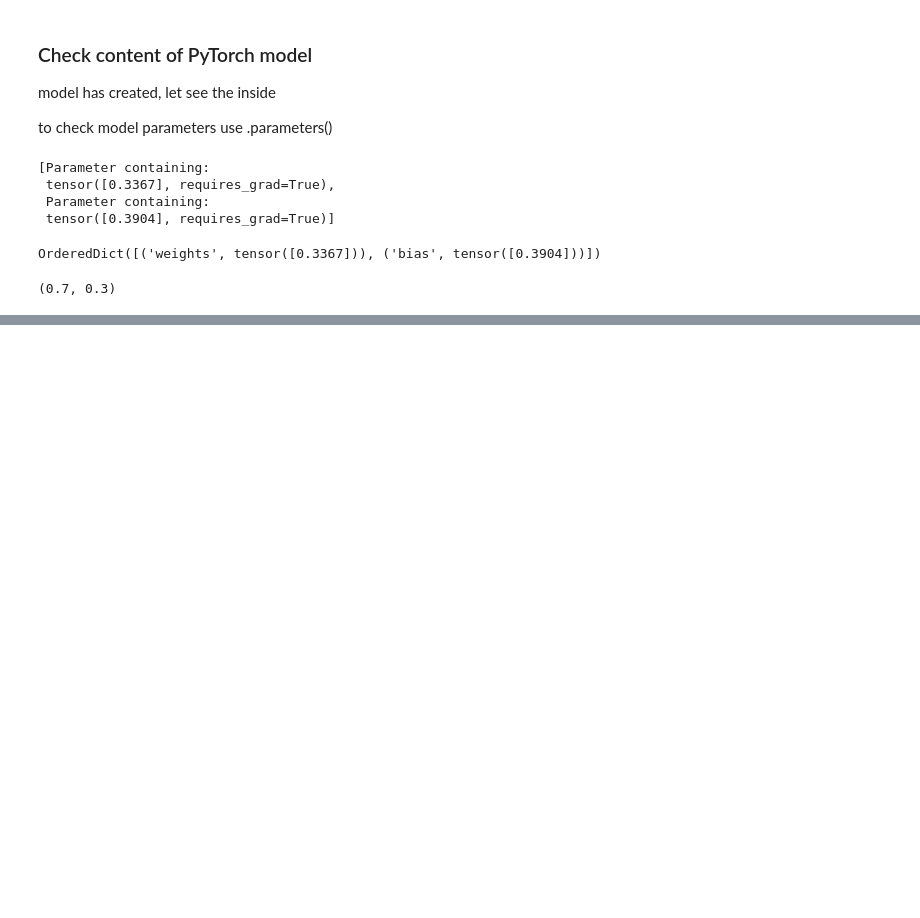
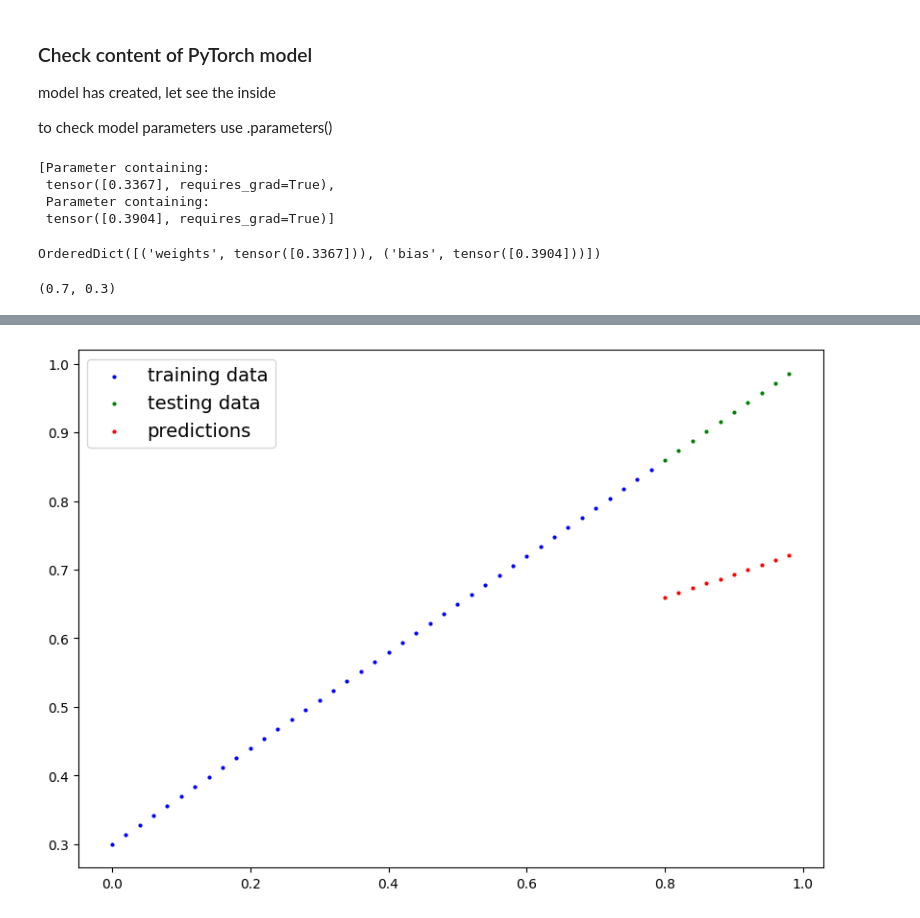
Before and after one commit to Anjasfedo/pytorch, a Jupyter notebook: 01_pytorch_workflow.ipynb, the cells around one changed output, grey strips where cells are left out. Saved outputs shown, nothing was run; the diff lists cells and outputs as text; code cells hidden in the pictures; blank space fills up the shorter version.

Commit message:
Making predictions with model

```diff
--- a/01_pytorch_workflow.ipynb
+++ b/01_pytorch_workflow.ipynb
@@ -124,7 +147,7 @@ def plot_predictions(train_data=X_train,
   plt.scatter(test_data, test_labels, c="g", s=4, label="testing data")
 
   # plot the predictions
-  if predictions:
+  if predictions is not None:
     plt.scatter(test_data, predictions, c="r", s=4, label="predictions")
 
   # show the legend
@@ -211,0 +264,4 @@ weight, bias
+# %%
+y_preds = model_0(X_test)
+
+y_preds
@@ -211,0 +279,10 @@ weight, bias
+# %%
+# Make prediction with model
+with torch.inference_mode(): # context manager of do prediction, turn off gradient tracking. make it faster
+  y_preds = model_0(X_test)
+
+# also same with torch.no_grad()
+# with torch.no_grad():
+#   y_preds = model_0(X_test)
+
+y_preds
@@ -211,0 +313,4 @@ weight, bias
+# %%
+plot_predictions(predictions=y_preds)
+# %% [output]
+[figure, added]
```
Also changed, not shown: parts of 7 cells of this notebook.
